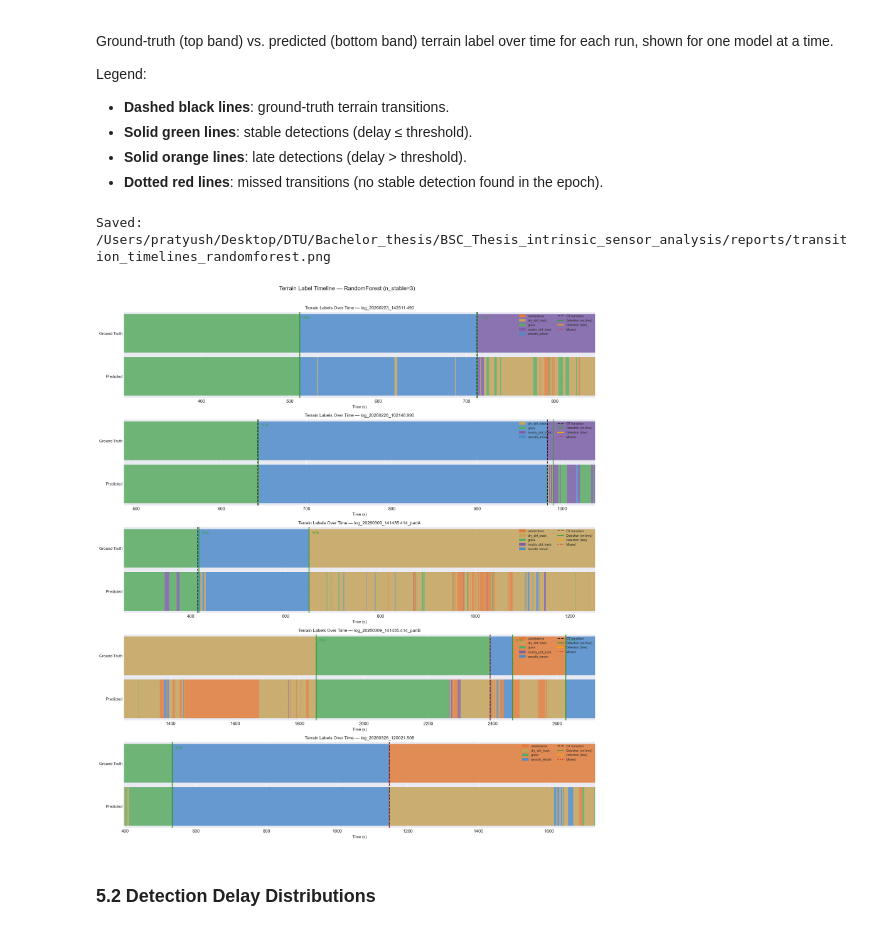
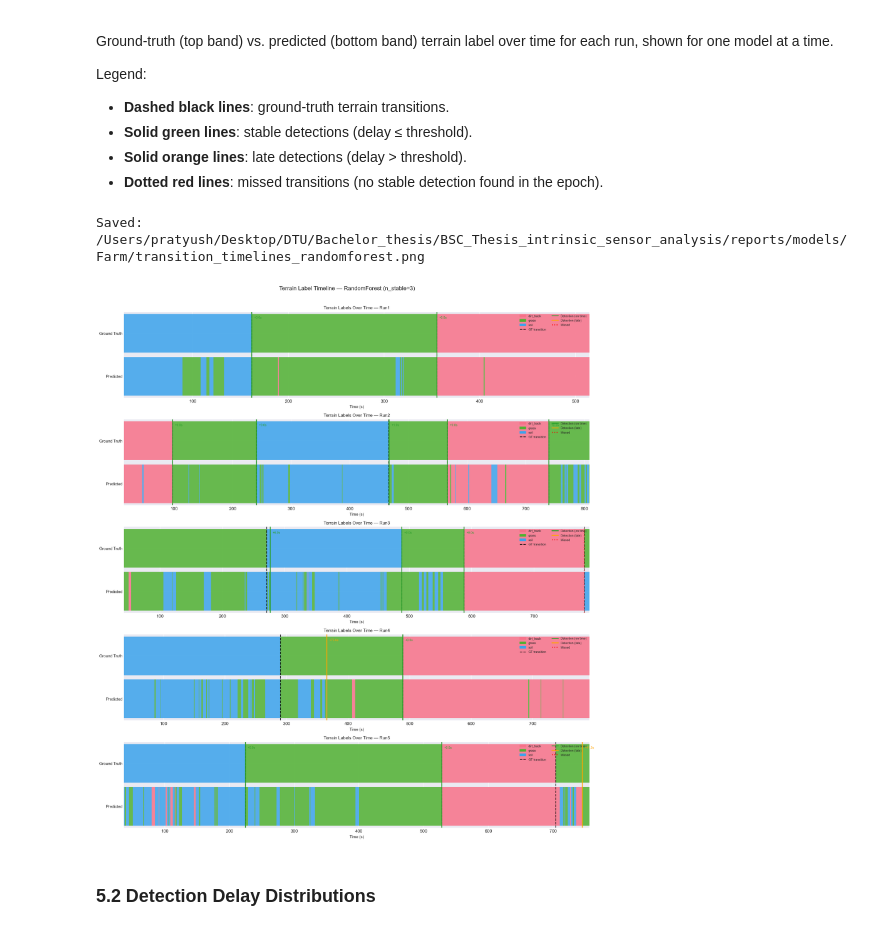
Before and after one commit to Pratyush2012/BSC_Thesis_intrinsic_sensor_analysis, a Jupyter notebook: notebooks/12_transition_analysis.ipynb, the cells around one changed output. Drawn from its saved outputs; the diff is of its cells as text; code cells hidden in the pictures.

```diff
--- a/notebooks/12_transition_analysis.ipynb
+++ b/notebooks/12_transition_analysis.ipynb
@@ -62,8 +62,6 @@ from src.transition import (
     plot_transition_timeline,
     plot_detection_delay_histogram,
     # Constants
-    LABEL_ORDER,
-    TERRAIN_COLORS,
     ID_COLS,
 )
 
@@ -77,9 +75,10 @@ warnings.filterwarnings("ignore")
 # ---------------------------------------------------------------------------
 # Paths
 # ---------------------------------------------------------------------------
-DATA_DIR    = PROJECT_ROOT / "data" / "processed"
-RESULTS_DIR = PROJECT_ROOT / "results"
-REPORTS_DIR = PROJECT_ROOT / "reports"
+location = "Farm"
+DATA_DIR    = PROJECT_ROOT / "data" / "processed" / location
+RESULTS_DIR = PROJECT_ROOT / "results" / location
+REPORTS_DIR = PROJECT_ROOT / "reports" / "models" / location
 REPORTS_DIR.mkdir(parents=True, exist_ok=True)
 
 # ---------------------------------------------------------------------------
@@ -91,6 +90,12 @@ THRESHOLD_SEC = 10.0   # delays > this are flagged 'late'
 
 LABEL_COL = "label"
 RUN_COL   = "run_id"
+
+LABEL_ORDER = [
+    "dirt_track",
+    "grass",
+    "soil",
+]
 
 # ---------------------------------------------------------------------------
 # Load tuned hyperparameters for classical models
@@ -113,8 +118,8 @@ for model, params in BEST_PARAMS.items():
 # ---------------------------------------------------------------------------
 CNN_FILTERS      = [32, 64, 128]
 CNN_KERNELS      = [7, 5, 3]
-CNN_DROPOUT      = 0.5    # best from HP tuning (was 0.3)
-CNN_BATCH_SIZE   = 64     # best from HP tuning (was 32)
+CNN_DROPOUT      = 0.3    # best from HP tuning (was 0.3)
+CNN_BATCH_SIZE   = 32     # best from HP tuning (was 32)
 CNN_LR           = 1e-3
 CNN_WEIGHT_DECAY = 1e-4
 
@@ -144,7 +149,7 @@ Setup complete.
 # ---------------------------------------------------------------------------
 # Feature dataset (classical models + MLP)
 # ---------------------------------------------------------------------------
-df = pd.read_csv(DATA_DIR / "dataset_A_pruned_5run.csv")
+df = pd.read_csv(DATA_DIR / "dataset_A_pruned.csv")
 feature_cols = [c for c in df.columns if c not in ID_COLS]
 run_ids = sorted(df[RUN_COL].unique().tolist())
 
@@ -442,36 +449,36 @@ for ax, run_id in zip(axes, run_ids):
         df.loc[run_mask]
         .sort_values("t_start")
         .assign(
             time=lambda x: x["t_start"],
             true_label=lambda x: x[LABEL_COL],
             pred_label=predictions[TIMELINE_MODEL].loc[run_mask].values,
         )
         .reset_index(drop=True)
     )
     run_transitions = combined_transitions[
         (combined_transitions["run_id"] == run_id) &
         (combined_transitions["model"] == TIMELINE_MODEL)
     ]
     plot_transition_timeline(
         df=run_df,
         transitions_df=run_transitions,
         run_id=run_id,
         ax=ax,
-        label_colors=TERRAIN_COLORS,
+        LABEL_ORDER=LABEL_ORDER,
     )
 
 fig.suptitle(
     f"Terrain Label Timeline — {TIMELINE_MODEL} (n_stable={N_STABLE})",
     fontsize=13, y=1.01,
 )
 fig.tight_layout()
 save_path = REPORTS_DIR / f"transition_timelines_{TIMELINE_MODEL.lower()}.png"
 fig.savefig(save_path, dpi=150, bbox_inches="tight")
 print(f"Saved: {save_path}")
 plt.show()
 # %% [output]
-Saved: /Users/pratyush/Desktop/DTU/Bachelor_thesis/BSC_Thesis_intrinsic_sensor_analysis/reports/transition_timelines_randomforest.png
+Saved: /Users/pratyush/Desktop/DTU/Bachelor_thesis/BSC_Thesis_intrinsic_sensor_analysis/reports/models/Farm/transition_timelines_randomforest.png
-[figure, old version]
+[figure, new version]
 # %% [markdown]
 ### 5.2 Detection Delay Distributions
 # %%
```
Also changed, not shown: parts of 12 cells of this notebook, 16 other files.
